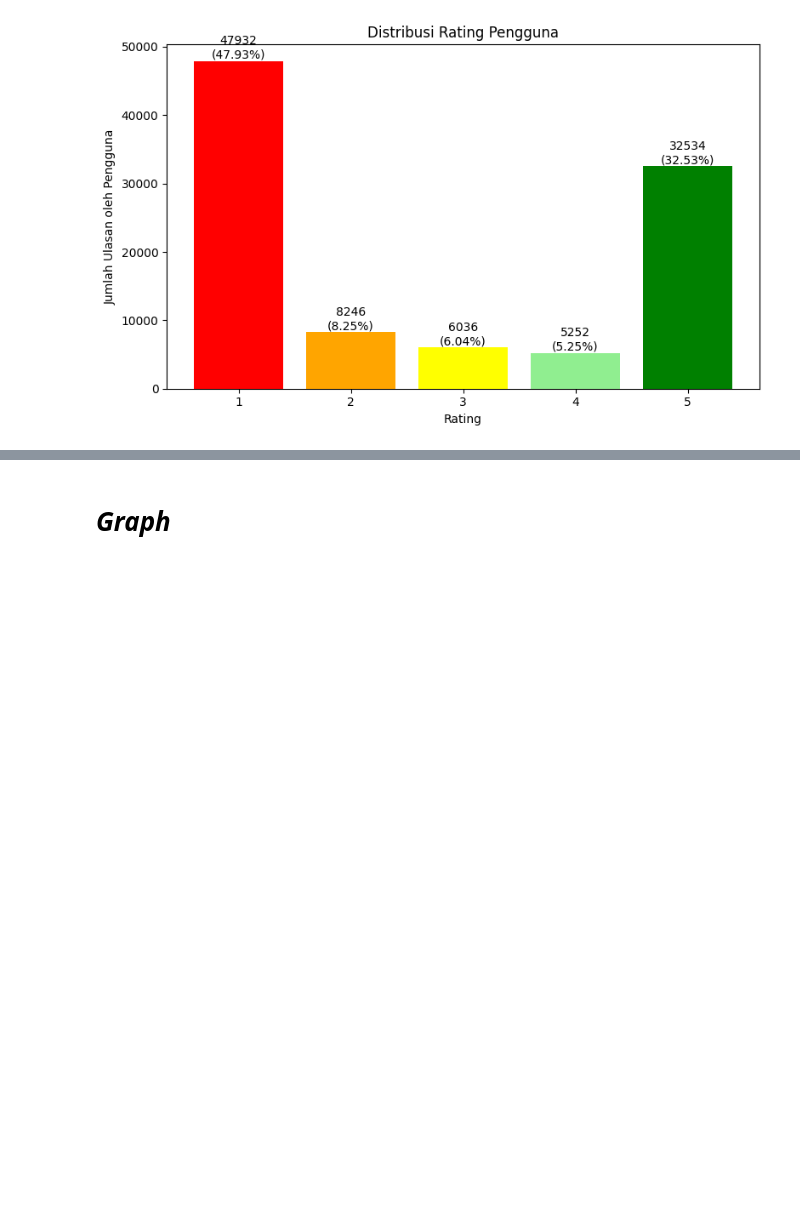
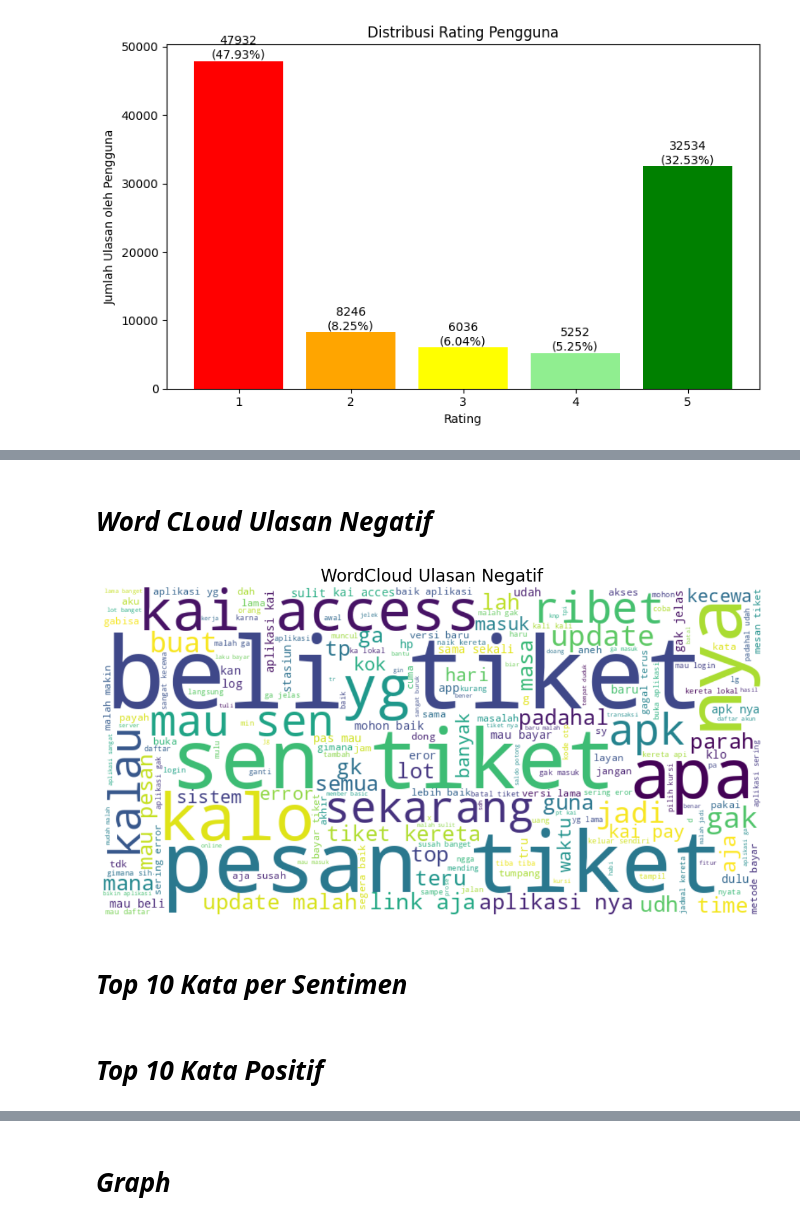
Before and after one commit to imadeardanabapeten/Analisis-Sentimen-Aplikasi-Access-by-KAI, a Jupyter notebook: Analisis_Sentimen_Access_by_KAI.ipynb, the cells around one changed output, grey strips where cells are left out. Drawn from its saved outputs; the diff is of its cells as text; code cells hidden in the pictures; blank space fills up the shorter version.

```diff
--- a/Analisis_Sentimen_Access_by_KAI.ipynb
+++ b/Analisis_Sentimen_Access_by_KAI.ipynb
@@ -402,0 +407,12 @@ array([[9618,  967,  564],
+# %% [markdown]
+# ***Word CLoud Ulasan Negatif***
+# %%
+# Gabungkan semua ulasan negatif
+text_neg = ' '.join(df_prep[df_prep['sentiment']=='negatif']['review_txt_stemmed'].tolist())
+
+# Tampilkan WordCloud
+plot_wordcloud(text_neg, "WordCloud Ulasan Negatif")
+# %% [output]
+[figure, added]
+# %% [markdown]
+# ***Top 10 Kata per Sentimen***
@@ -402,0 +428,2 @@ array([[9618,  967,  564],
+# %% [markdown]
+# ***Top 10 Kata Positif***
```
Also changed, not shown: parts of 63 cells of this notebook.
